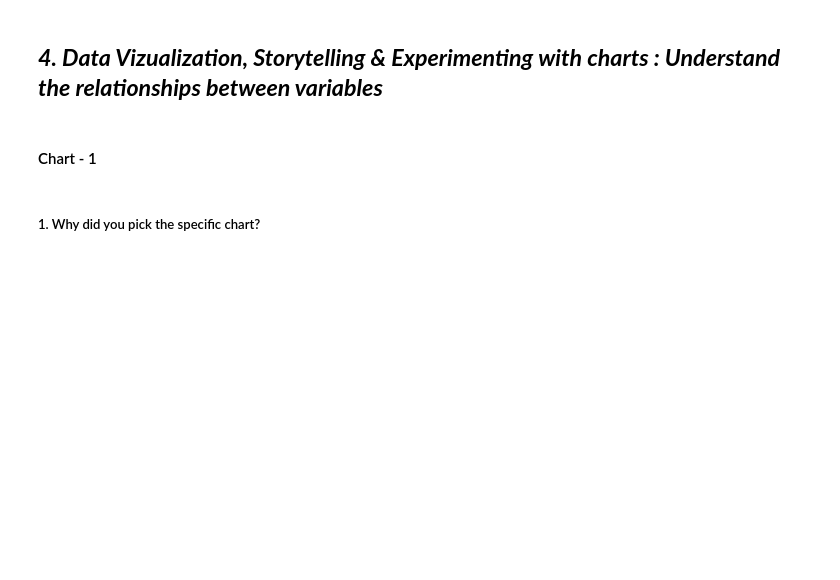
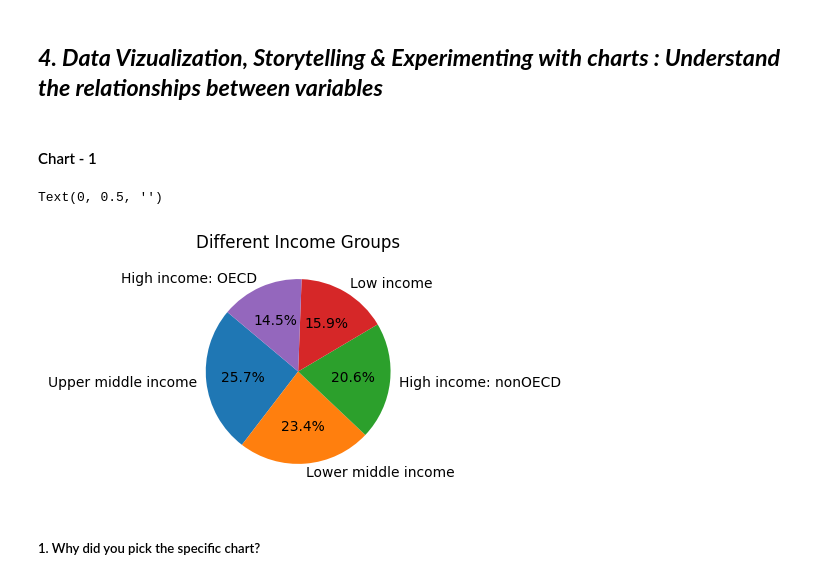
Before and after one commit to kunj1674/Colab_Project, a Jupyter notebook: EDA_Submission_Template.ipynb, the cells around one changed output. Saved outputs shown, nothing was run; the diff lists cells and outputs as text; code cells hidden in the pictures; blank space fills up the shorter version.

Commit message:
graph are done

```diff
--- a/EDA_Submission_Template.ipynb
+++ b/EDA_Submission_Template.ipynb
@@ -385,3 +384,16 @@ Answer Here.
+# %%
+from matplotlib import figure
+# Chart - 1 visualization code
+income_count=df['Income Group'].value_counts()
+
+
+plt.figure(figsize=(9,3))
+income_count.plot(kind='pie', autopct='%1.1f%%', startangle=140)
+plt.title("Different Income Groups")
+plt.ylabel('')
+# %% [output]
+Text(0, 0.5, '')
+[figure, added]
 # %% [markdown]
 ##### 1. Why did you pick the specific chart?
 # %% [markdown]
```
Also changed, not shown: parts of 59 cells of this notebook.
